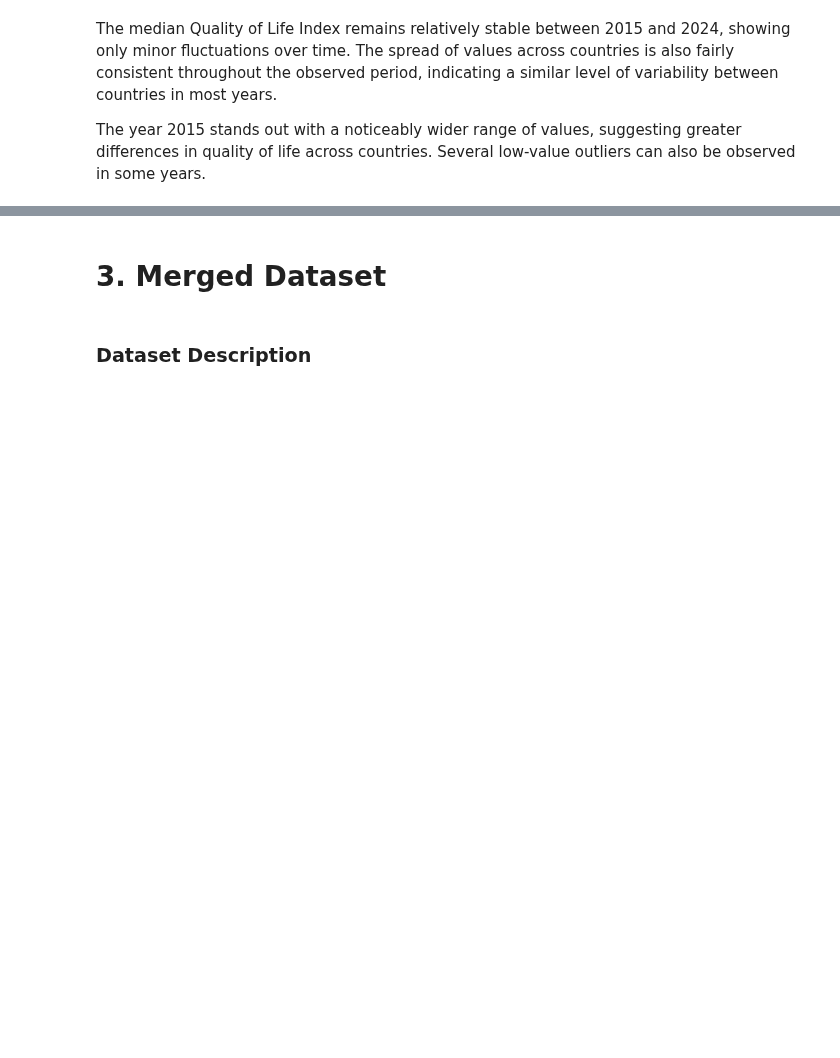
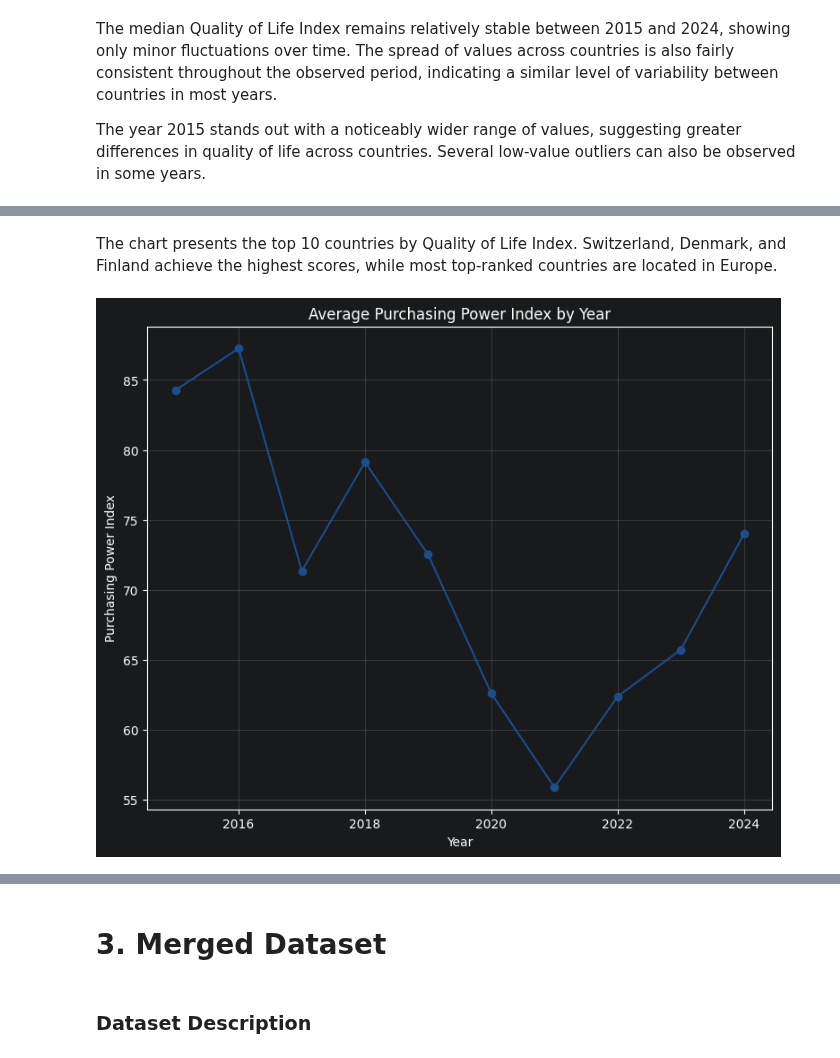
Before and after one commit to soonserv/data-best-project, a Jupyter notebook: notebooks/SA_notebook.ipynb, the cells around one changed output, grey strips where cells are left out. Saved outputs shown, nothing was run; the diff lists cells and outputs as text; code cells hidden in the pictures; blank space fills up the shorter version.

```diff
--- a/notebooks/SA_notebook.ipynb
+++ b/notebooks/SA_notebook.ipynb
@@ -712,0 +731,22 @@ The year 2015 stands out with a noticeably wider range of values, suggesting gre
+# %% [markdown]
+The chart presents the top 10 countries by Quality of Life Index. Switzerland, Denmark, and Finland achieve the highest scores, while most top-ranked countries are located in Europe.
+# %%
+yearly_pp = clean_data.groupby('Year')['Purchasing Power Index'].mean()
+
+plt.figure(figsize=(9,7))
+
+plt.plot(
+    yearly_pp.index,
+    yearly_pp.values,
+    marker='o',
+    color='#1D4E89',
+)
+
+plt.title('Average Purchasing Power Index by Year')
+plt.xlabel('Year')
+plt.ylabel('Purchasing Power Index')
+
+plt.grid(alpha=0.3)
+plt.show()
+# %% [output]
+[figure, added]
```
Also changed, not shown: parts of 29 cells of this notebook.
